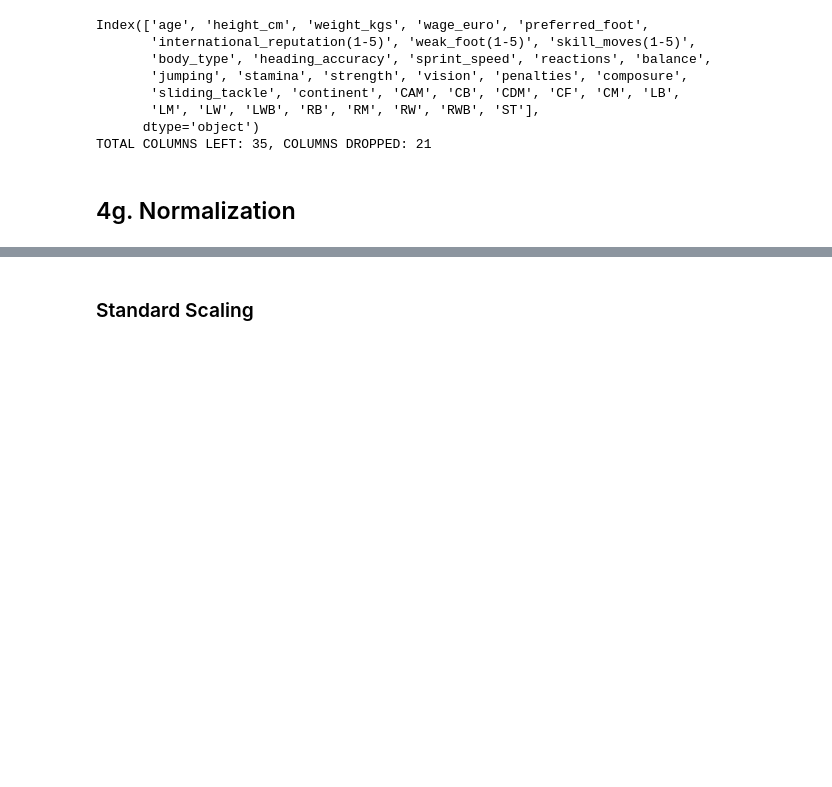
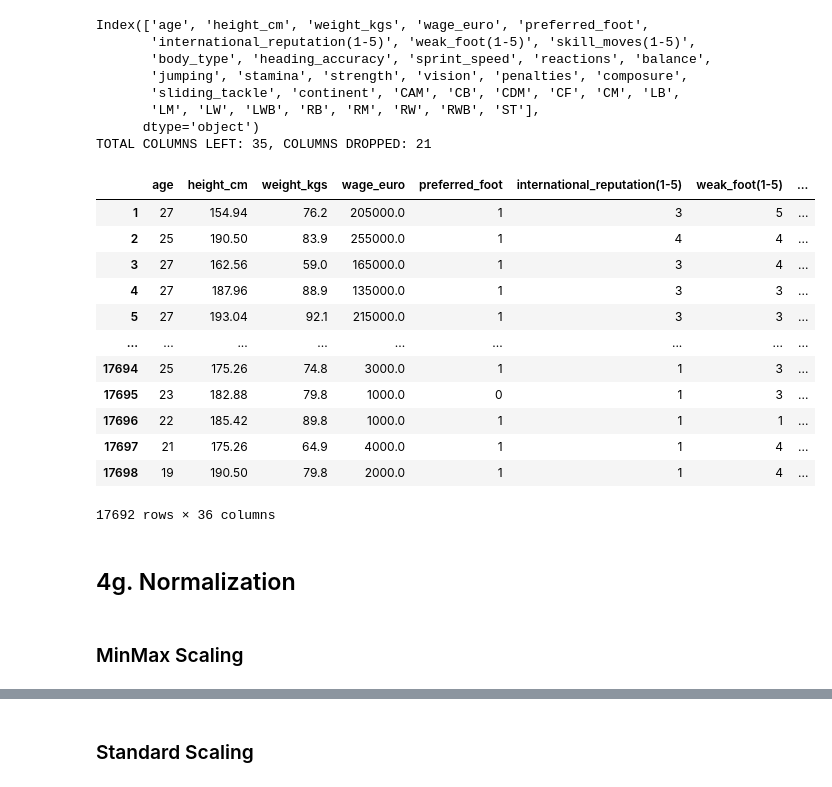
Before and after one commit to bewba/STINTSY-MP, a Jupyter notebook: STINSTY.ipynb, the cells around one changed output, grey strips where cells are left out. Cells and saved outputs as stored; diff of their text form; code cells hidden in the pictures; blank space fills up the shorter version.

```diff
--- a/STINSTY.ipynb
+++ b/STINSTY.ipynb
@@ -554,6 +554,24 @@ Index(['age', 'height_cm', 'weight_kgs', 'wage_euro', 'preferred_foot',
       dtype='object')
 TOTAL COLUMNS LEFT: 35, COLUMNS DROPPED: 21
 # %%
-df = pd.concat([X, y])
+df = pd.concat([X, y], axis =1 )
+# %%
+df
+# %% [output]
+|  | age | height_cm | weight_kgs | wage_euro | preferred_foot | international_reputation(1-5) | weak_foot(1-5) | ... |
+| 1 | 27 | 154.94 | 76.2 | 205000.0 | 1 | 3 | 5 | ... |
+| 2 | 25 | 190.50 | 83.9 | 255000.0 | 1 | 4 | 4 | ... |
+| 3 | 27 | 162.56 | 59.0 | 165000.0 | 1 | 3 | 4 | ... |
+| 4 | 27 | 187.96 | 88.9 | 135000.0 | 1 | 3 | 3 | ... |
+| 5 | 27 | 193.04 | 92.1 | 215000.0 | 1 | 3 | 3 | ... |
+| ... | ... | ... | ... | ... | ... | ... | ... | ... |
+| 17694 | 25 | 175.26 | 74.8 | 3000.0 | 1 | 1 | 3 | ... |
+| 17695 | 23 | 182.88 | 79.8 | 1000.0 | 0 | 1 | 3 | ... |
+| 17696 | 22 | 185.42 | 89.8 | 1000.0 | 1 | 1 | 1 | ... |
+| 17697 | 21 | 175.26 | 64.9 | 4000.0 | 1 | 1 | 4 | ... |
+| 17698 | 19 | 190.50 | 79.8 | 2000.0 | 1 | 1 | 4 | ... |
+17692 rows × 36 columns
 # %% [markdown]
 ## 4g. Normalization
+# %% [markdown]
+### MinMax Scaling
```
Also changed, not shown: parts of 22 cells of this notebook.
